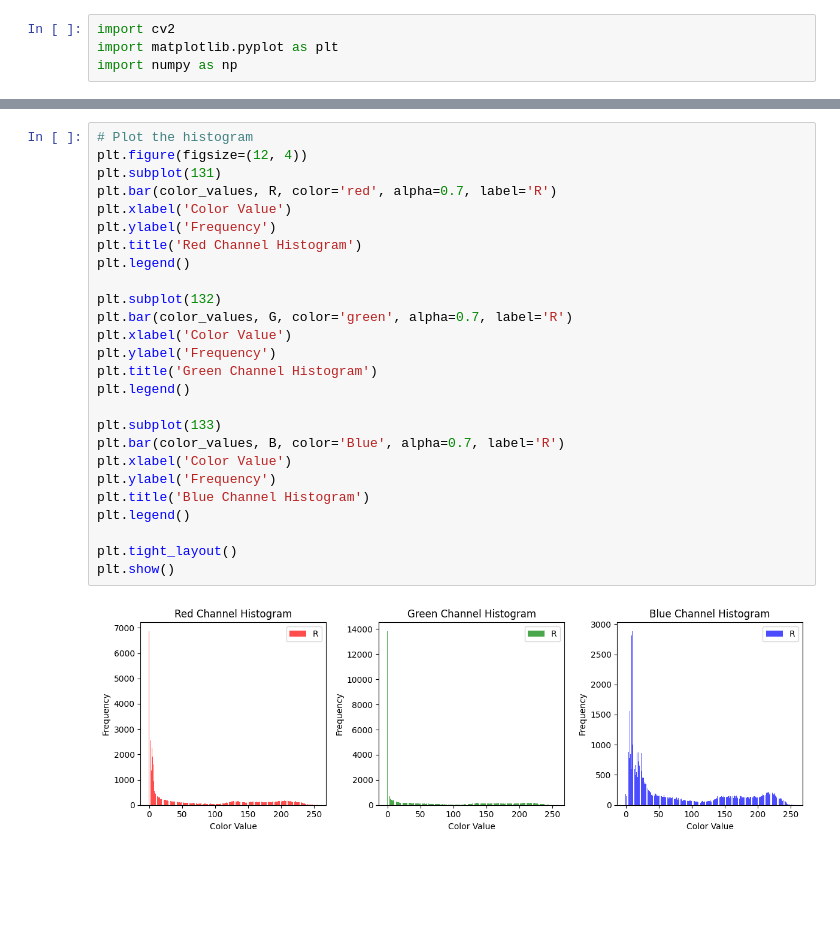
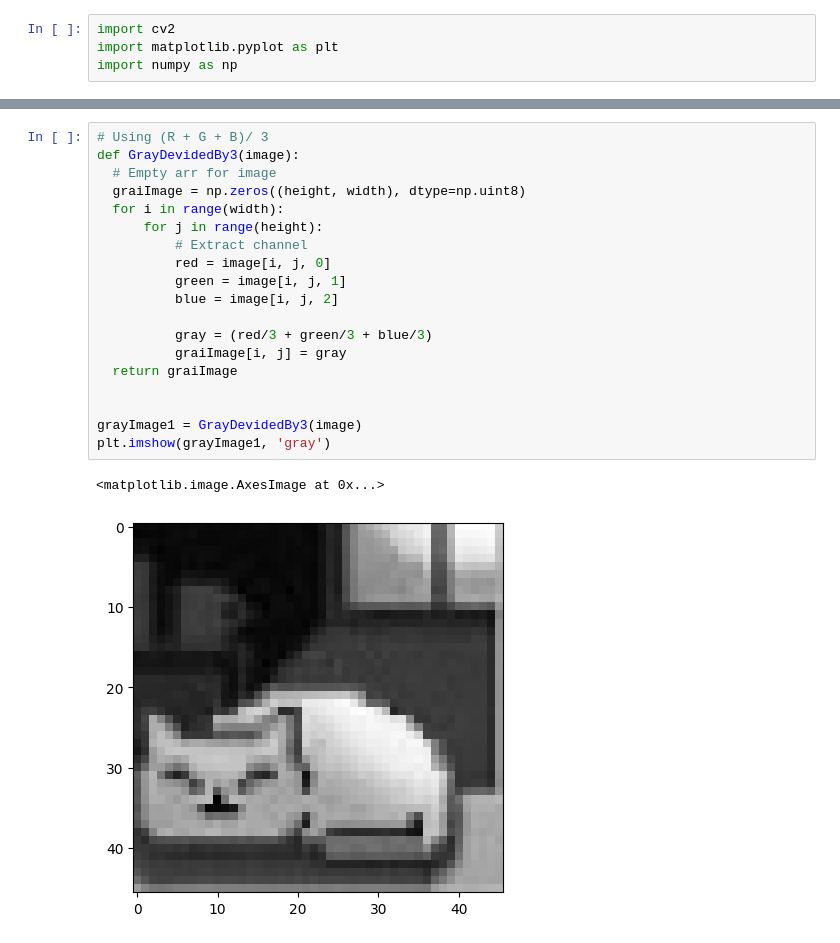
Before and after one commit to Shireee/cv-lab1, a Jupyter notebook: lab1/cv-lab1.ipynb, the cells around one changed output, grey strips where cells are left out. Cells and saved outputs as stored; diff of their text form; blank space fills up the shorter version.

```diff
--- a/lab1/cv-lab1.ipynb
+++ b/lab1/cv-lab1.ipynb
@@ -40,28 +14,22 @@ colorDistribution(image)
-# %%
-# Plot the histogram
-plt.figure(figsize=(12, 4))
-plt.subplot(131)
-plt.bar(color_values, R, color='red', alpha=0.7, label='R')
-plt.xlabel('Color Value')
-plt.ylabel('Frequency')
-plt.title('Red Channel Histogram')
-plt.legend()
-
-plt.subplot(132)
-plt.bar(color_values, G, color='green', alpha=0.7, label='R')
-plt.xlabel('Color Value')
-plt.ylabel('Frequency')
-plt.title('Green Channel Histogram')
-plt.legend()
-
-plt.subplot(133)
-plt.bar(color_values, B, color='Blue', alpha=0.7, label='R')
-plt.xlabel('Color Value')
-plt.ylabel('Frequency')
-plt.title('Blue Channel Histogram')
-plt.legend()
-
-plt.tight_layout()
-plt.show()
-# %% [output]
-[figure, removed]
+# %%
+# Using (R + G + B)/ 3
+def GrayDevidedBy3(image):
+  # Empty arr for image
+  graiImage = np.zeros((height, width), dtype=np.uint8)
+  for i in range(width):
+      for j in range(height):
+          # Extract channel
+          red = image[i, j, 0]
+          green = image[i, j, 1]
+          blue = image[i, j, 2]
+
+          gray = (red/3 + green/3 + blue/3)
+          graiImage[i, j] = gray
+  return graiImage
+
+
+grayImage1 = GrayDevidedBy3(image)
+plt.imshow(grayImage1, 'gray')
+# %% [output]
+<matplotlib.image.AxesImage at 0x...>
+[figure, added]
```
Also changed, not shown: parts of 12 cells of this notebook, 15 other files.
